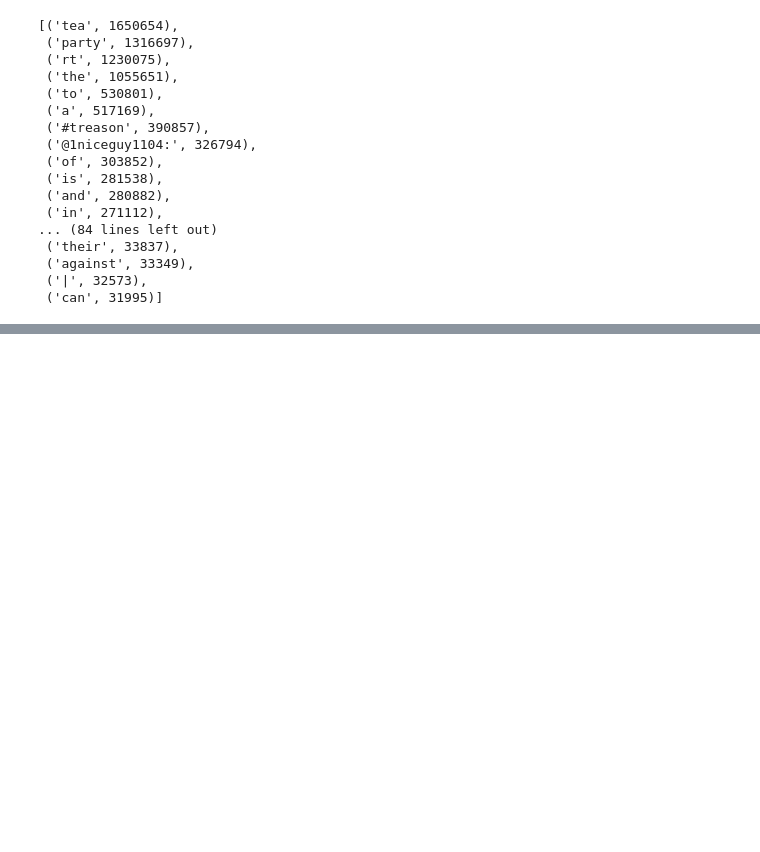
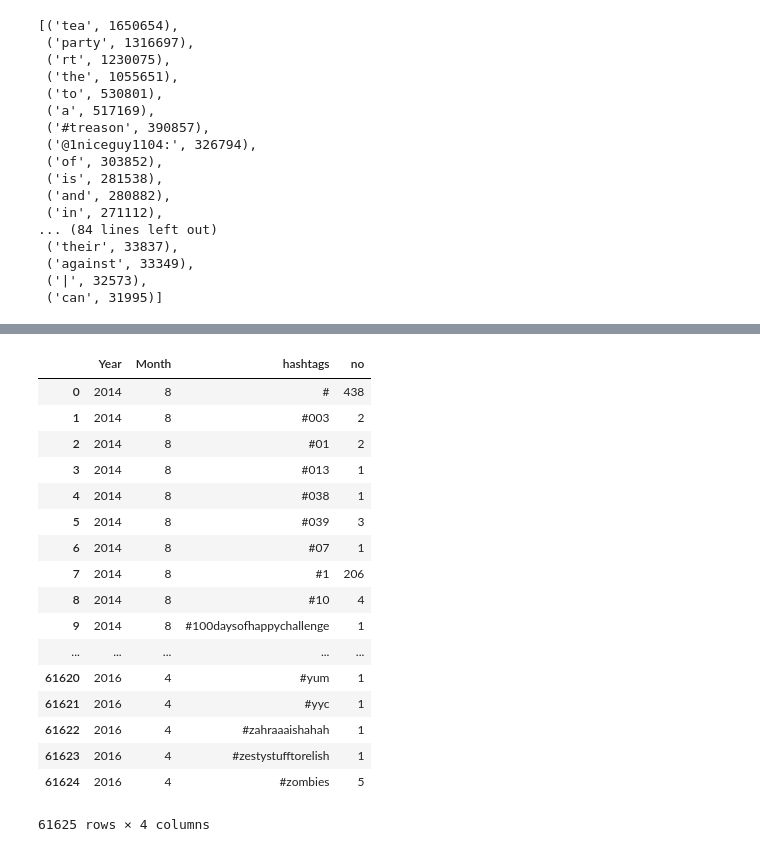
Before and after one commit to jcbain/tea_party_analyses, a Jupyter notebook: data_description.ipynb, the cells around one changed output, grey strips where cells are left out. Cells and saved outputs as stored; diff of their text form; code cells hidden in the pictures; blank space fills up the shorter version.

```diff
--- a/data_description.ipynb
+++ b/data_description.ipynb
@@ -144,0 +173,21 @@ See the caveats in the documentation: http://pandas.pydata.org/pandas-docs/stabl
+# %%
+new
+# %% [output]
+|  | Year | Month | hashtags | no |
+| 0 | 2014 | 8 | # | 438 |
+| 1 | 2014 | 8 | #003 | 2 |
+| 2 | 2014 | 8 | #01 | 2 |
+| 3 | 2014 | 8 | #013 | 1 |
+| 4 | 2014 | 8 | #038 | 1 |
+| 5 | 2014 | 8 | #039 | 3 |
+| 6 | 2014 | 8 | #07 | 1 |
+| 7 | 2014 | 8 | #1 | 206 |
+| 8 | 2014 | 8 | #10 | 4 |
+| 9 | 2014 | 8 | #100daysofhappychallenge | 1 |
+| ... | ... | ... | ... | ... |
+| 61620 | 2016 | 4 | #yum | 1 |
+| 61621 | 2016 | 4 | #yyc | 1 |
+| 61622 | 2016 | 4 | #zahraaaishahah | 1 |
+| 61623 | 2016 | 4 | #zestystufftorelish | 1 |
+| 61624 | 2016 | 4 | #zombies | 5 |
+61625 rows × 4 columns
```
Also changed, not shown: parts of 13 cells of this notebook.
